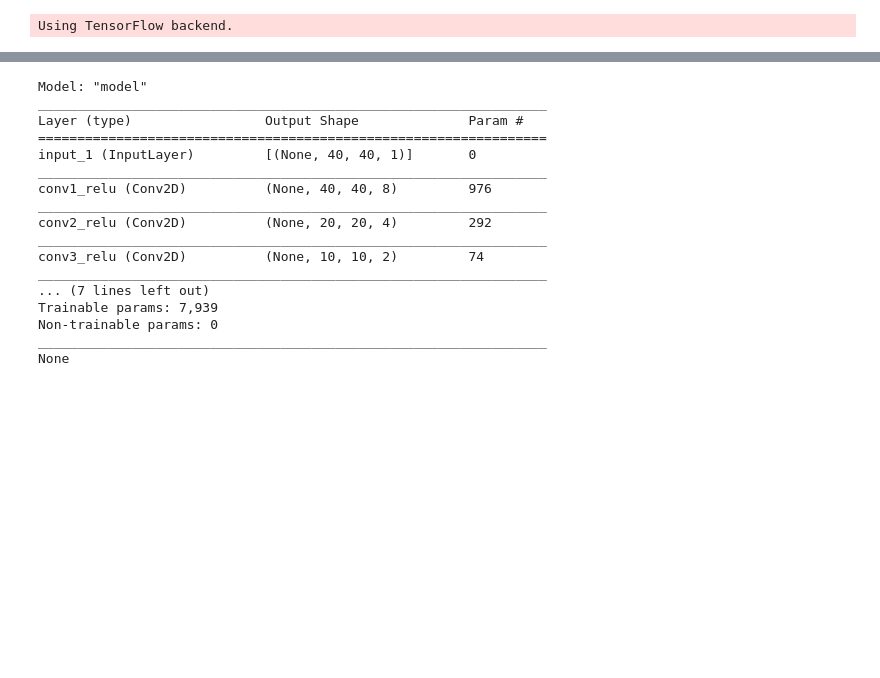
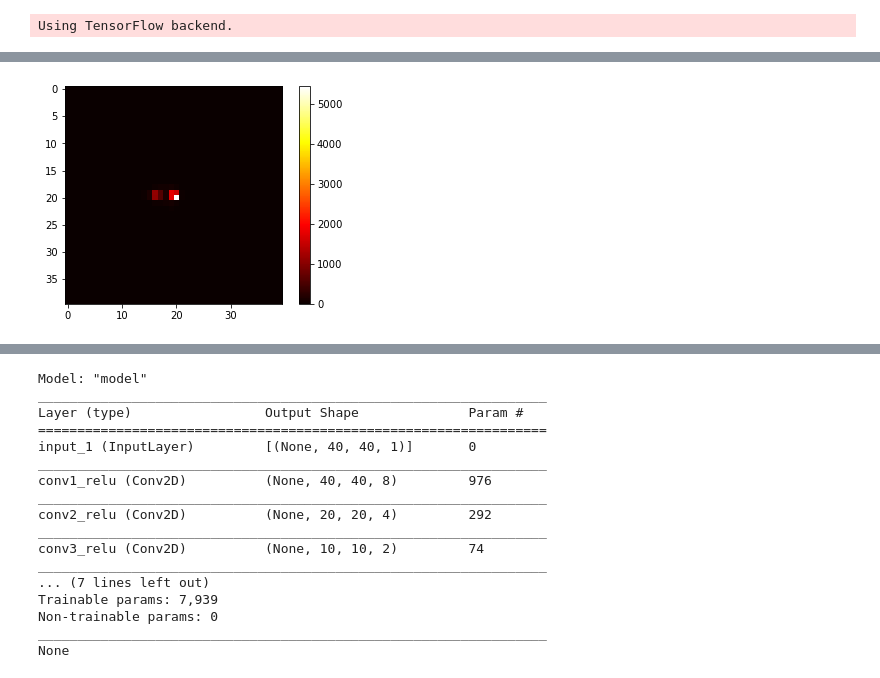
Before and after one commit to 451488975/Jet_tagging, a Jupyter notebook: 2_DNN_CNN/CNN2D.ipynb, the cells around one changed output, grey strips where cells are left out. Cells and saved outputs as stored; diff of their text form; code cells hidden in the pictures; blank space fills up the shorter version.

```diff
--- a/2_DNN_CNN/CNN2D.ipynb
+++ b/2_DNN_CNN/CNN2D.ipynb
@@ -70,0 +102,4 @@ X_train_val, X_test, y_train_val, y_test = train_test_split(features_val, labels
+# %%
+heatmap(w_plt)
+# %% [output]
+[figure, added]
```
Also changed, not shown: parts of 22 cells of this notebook, 4 other files.
